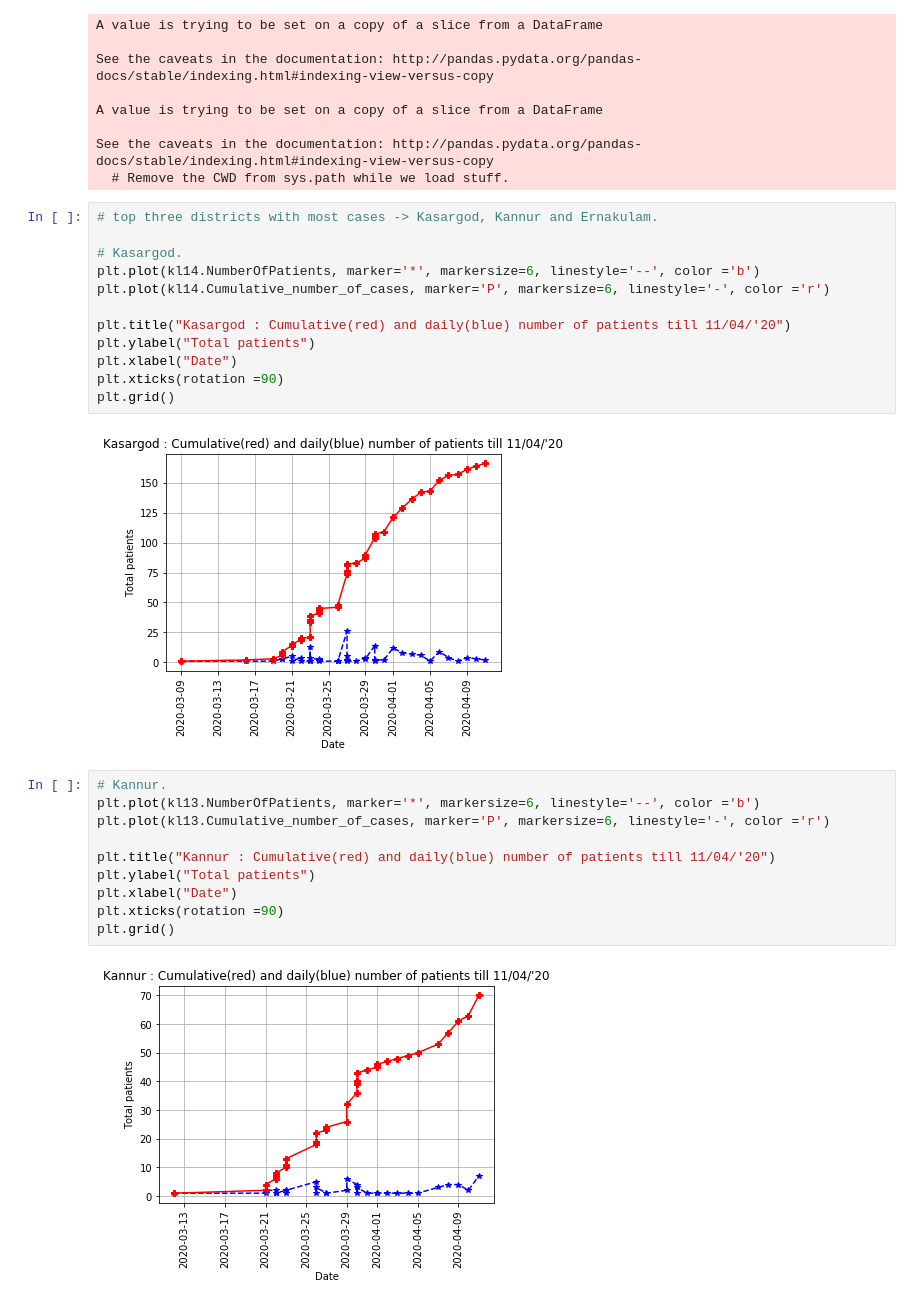
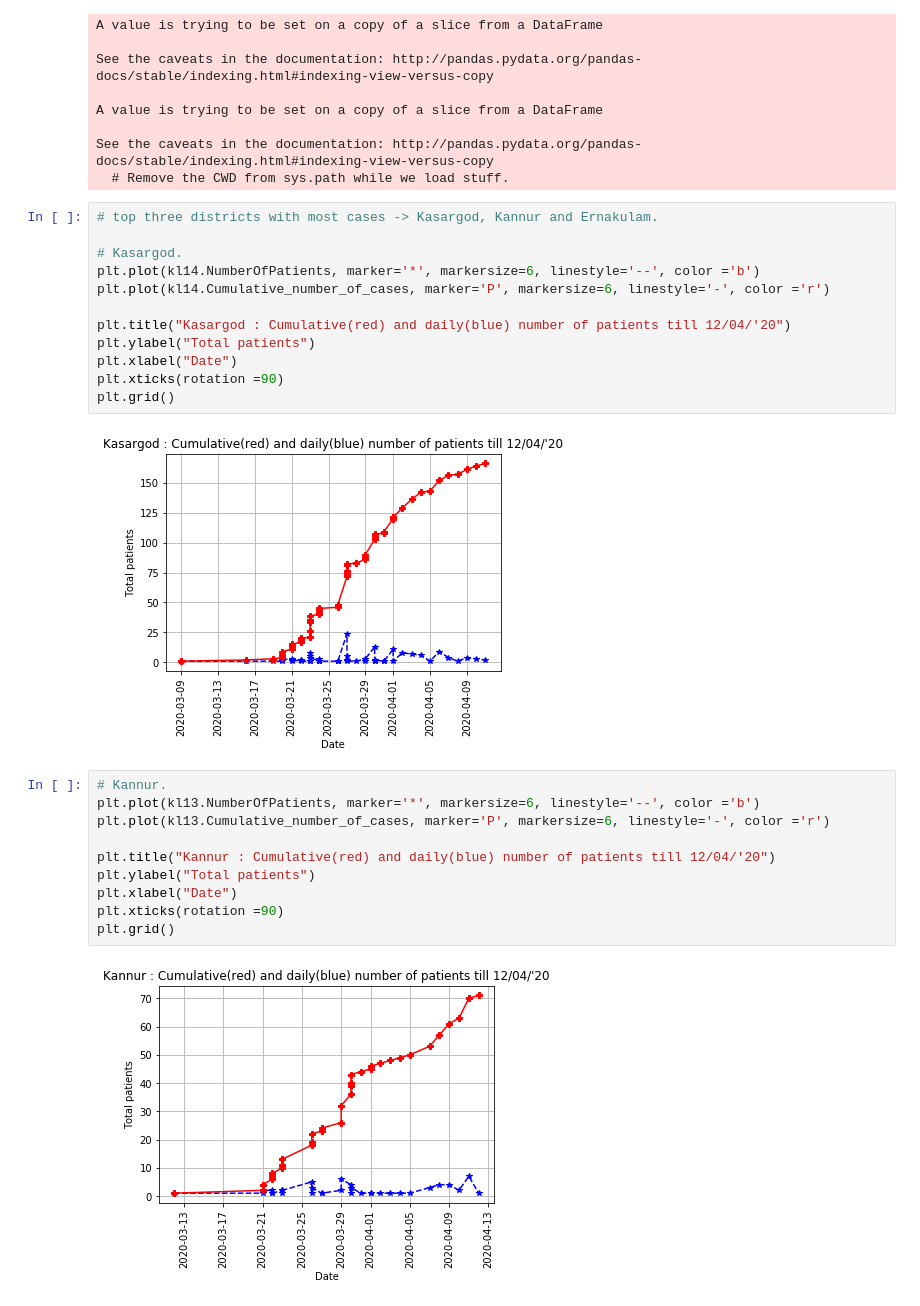
Before and after one commit to sandyiswell/covid19Kerala, a Jupyter notebook: DistricsWise.ipynb, the cells around one changed output. Cells and saved outputs as stored; diff of their text form.

```diff
--- a/DistricsWise.ipynb
+++ b/DistricsWise.ipynb
@@ -129,25 +129,25 @@ See the caveats in the documentation: http://pandas.pydata.org/pandas-docs/stabl
 plt.plot(kl14.NumberOfPatients, marker='*', markersize=6, linestyle='--', color ='b')
 plt.plot(kl14.Cumulative_number_of_cases, marker='P', markersize=6, linestyle='-', color ='r')
 
-plt.title("Kasargod : Cumulative(red) and daily(blue) number of patients till 11/04/'20")
+plt.title("Kasargod : Cumulative(red) and daily(blue) number of patients till 12/04/'20")
 plt.ylabel("Total patients")
 plt.xlabel("Date")
 plt.xticks(rotation =90)
 plt.grid()
 # %% [output]
-[figure, old version]
+[figure, new version]
 # %%
 # Kannur.
 plt.plot(kl13.NumberOfPatients, marker='*', markersize=6, linestyle='--', color ='b')
 plt.plot(kl13.Cumulative_number_of_cases, marker='P', markersize=6, linestyle='-', color ='r')
 
-plt.title("Kannur : Cumulative(red) and daily(blue) number of patients till 11/04/'20")
+plt.title("Kannur : Cumulative(red) and daily(blue) number of patients till 12/04/'20")
 plt.ylabel("Total patients")
 plt.xlabel("Date")
 plt.xticks(rotation =90)
 plt.grid()
 # %% [output]
-[figure, old version]
+[figure, new version]
 # %%
 # Ernakulam.
 plt.plot(kl7.NumberOfPatients, marker='*', markersize=6, linestyle='--', color ='b')
```
Also changed, not shown: parts of 15 cells of this notebook, 3 other files.
